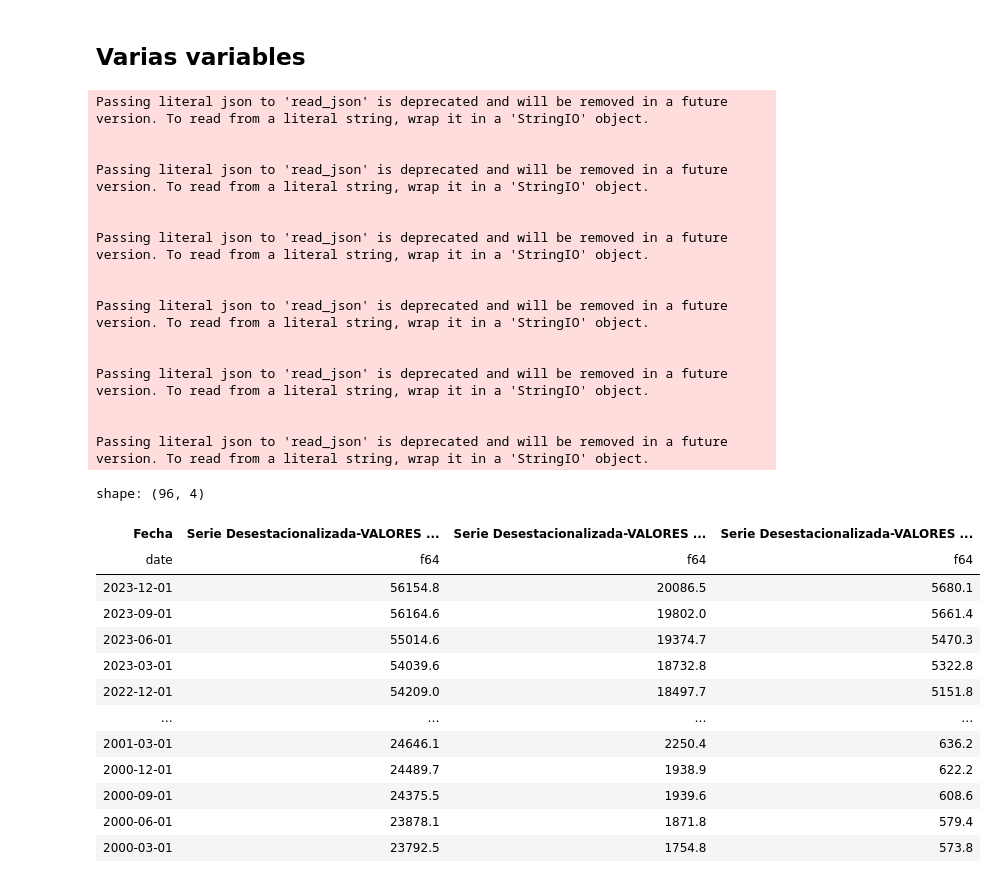
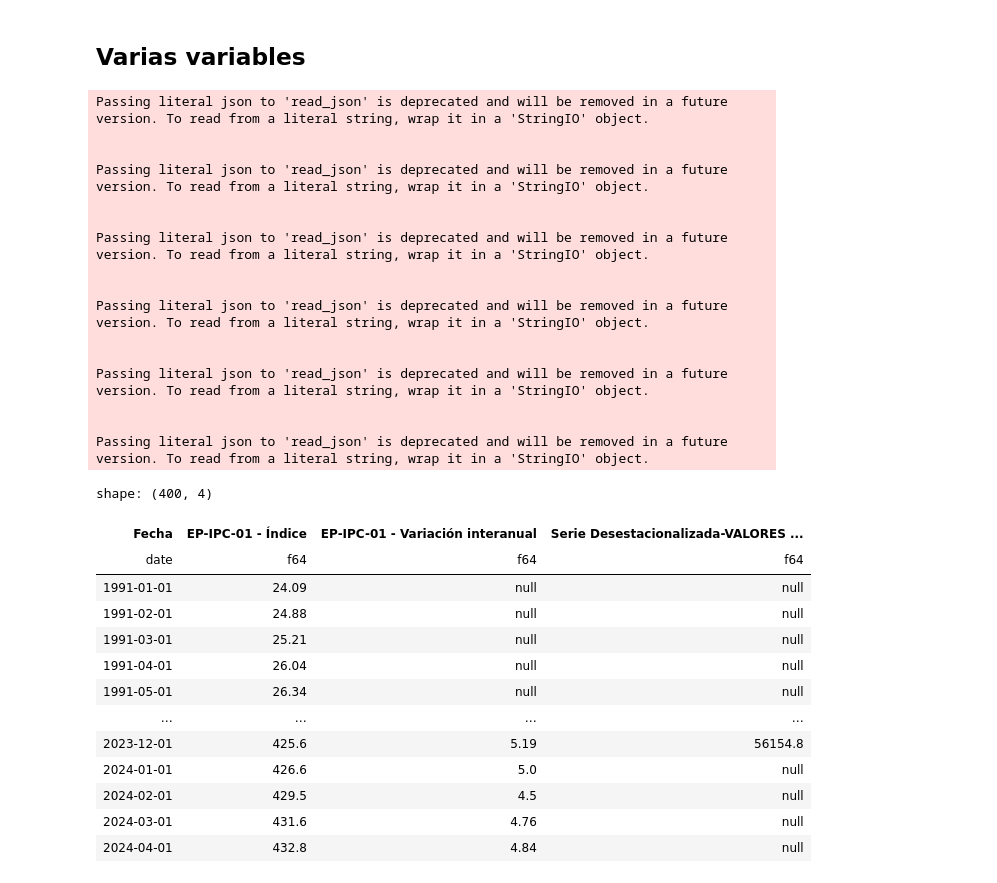
Before and after one commit to investigacioneconomicabch/BCH_Webpge, a Jupyter notebook: BCH_API_Python.ipynb, the cells around one changed output. Saved outputs shown, nothing was run; the diff lists cells and outputs as text; code cells hidden in the pictures.

```diff
--- a/BCH_API_Python.ipynb
+++ b/BCH_API_Python.ipynb
@@ -4941,47 +4941,47 @@ shape: (96, 2)
 # %%
 Id = [1,2,3]
 # Id = [6282,204,1]
-# Id = [608,609,610]
+Id = [608,609,1]
 
 df = get_df(Id[0])
 for i in range(1,len(Id)):
     df = df.join(
         get_df(Id[i]),
         left_on=['Fecha'],
         right_on=['Fecha'],
         how='left')
 df.write_csv(
     file_path + "/api/data.csv",
     separator=";")
 df
 # %% [output]
 Passing literal json to 'read_json' is deprecated and will be removed in a future version. To read from a literal string, wrap it in a 'StringIO' object.
 
 
 Passing literal json to 'read_json' is deprecated and will be removed in a future version. To read from a literal string, wrap it in a 'StringIO' object.
 
 
 Passing literal json to 'read_json' is deprecated and will be removed in a future version. To read from a literal string, wrap it in a 'StringIO' object.
 
 
 Passing literal json to 'read_json' is deprecated and will be removed in a future version. To read from a literal string, wrap it in a 'StringIO' object.
 
 
 Passing literal json to 'read_json' is deprecated and will be removed in a future version. To read from a literal string, wrap it in a 'StringIO' object.
 
 
 Passing literal json to 'read_json' is deprecated and will be removed in a future version. To read from a literal string, wrap it in a 'StringIO' object.
-shape: (96, 4)
+shape: (400, 4)
-| Fecha | Serie Desestacionalizada-VALORES ... | Serie Desestacionalizada-VALORES ... | Serie Desestacionalizada-VALORES ... |
+| Fecha | EP-IPC-01 - Índice | EP-IPC-01 - Variación interanual | Serie Desestacionalizada-VALORES ... |
 | date | f64 | f64 | f64 |
-| 2023-12-01 | 56154.8 | 20086.5 | 5680.1 |
-| 2023-09-01 | 56164.6 | 19802.0 | 5661.4 |
-| 2023-06-01 | 55014.6 | 19374.7 | 5470.3 |
-| 2023-03-01 | 54039.6 | 18732.8 | 5322.8 |
-| 2022-12-01 | 54209.0 | 18497.7 | 5151.8 |
+| 1991-01-01 | 24.09 | null | null |
+| 1991-02-01 | 24.88 | null | null |
+| 1991-03-01 | 25.21 | null | null |
+| 1991-04-01 | 26.04 | null | null |
+| 1991-05-01 | 26.34 | null | null |
 | … | … | … | … |
-| 2001-03-01 | 24646.1 | 2250.4 | 636.2 |
-| 2000-12-01 | 24489.7 | 1938.9 | 622.2 |
-| 2000-09-01 | 24375.5 | 1939.6 | 608.6 |
-| 2000-06-01 | 23878.1 | 1871.8 | 579.4 |
-| 2000-03-01 | 23792.5 | 1754.8 | 573.8 |
+| 2023-12-01 | 425.6 | 5.19 | 56154.8 |
+| 2024-01-01 | 426.6 | 5.0 | null |
+| 2024-02-01 | 429.5 | 4.5 | null |
+| 2024-03-01 | 431.6 | 4.76 | null |
+| 2024-04-01 | 432.8 | 4.84 | null |
```
Also changed, not shown: parts of 153 cells of this notebook, 7 other files.
